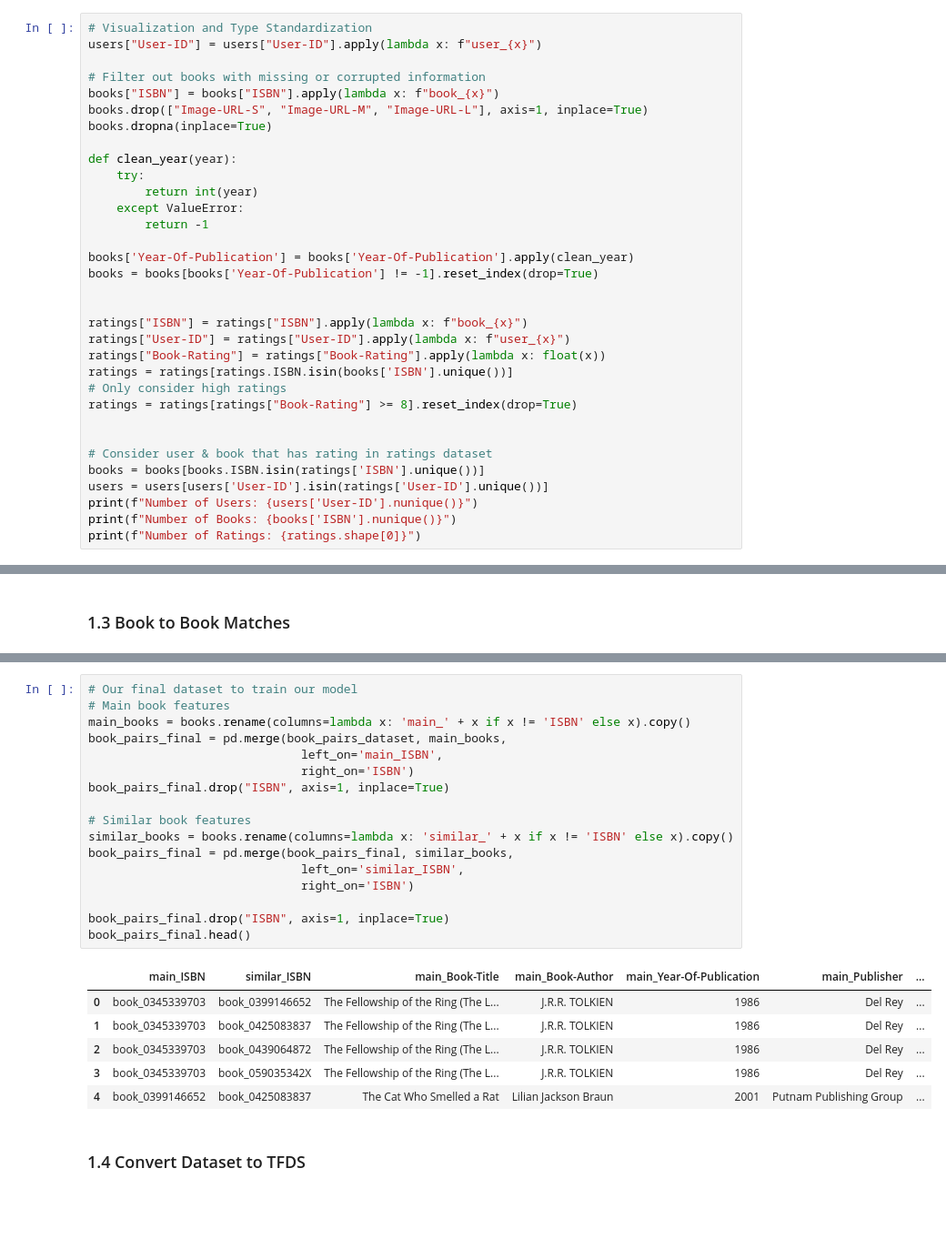
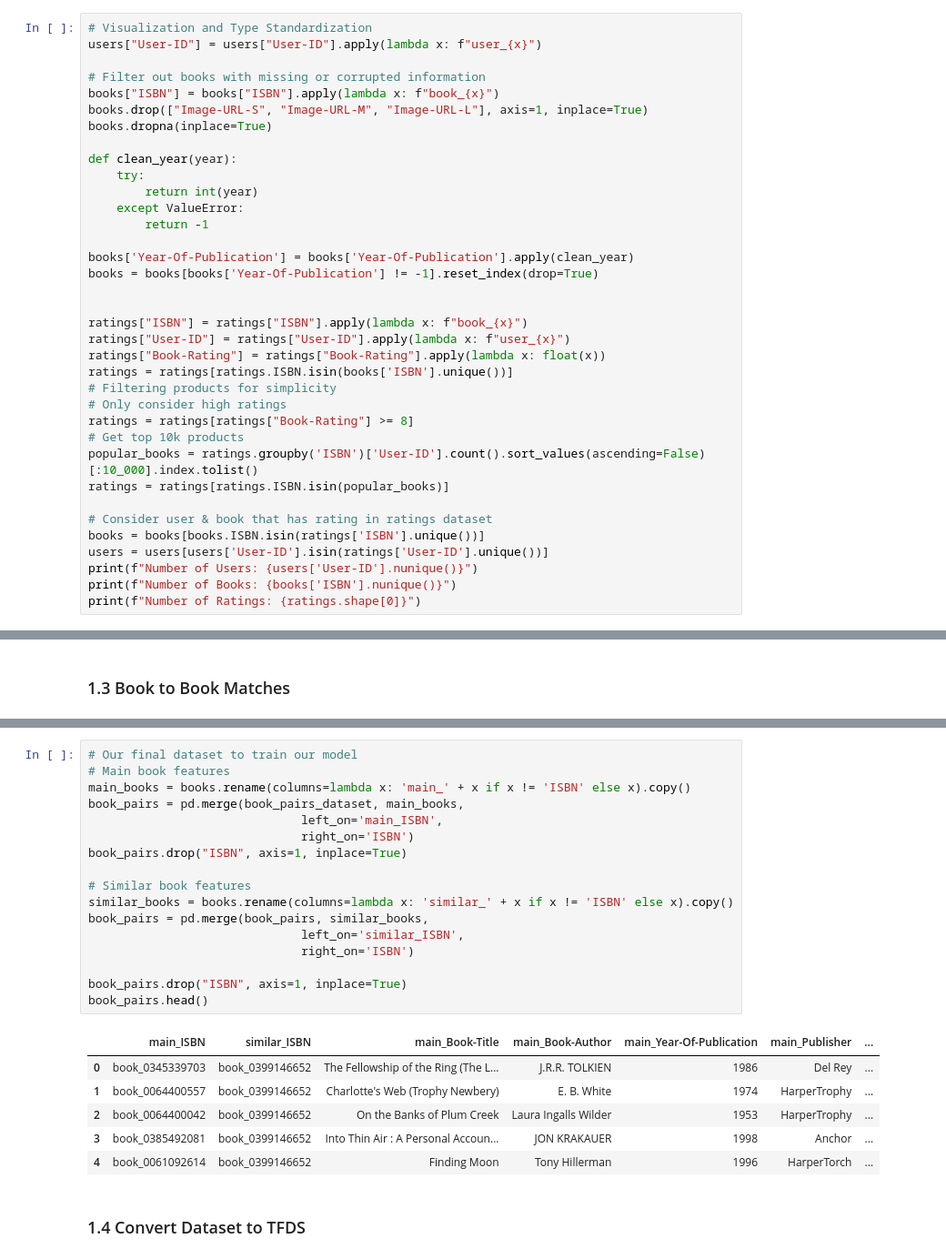
Before and after one commit to enisteper1/Discover-Books-with-Two-Towers, a Jupyter notebook: discover_books_with_two_towers.ipynb, the cells around one changed output, grey strips where cells are left out. Shown: that part at 91% size. Saved outputs shown, nothing was run; the diff lists cells and outputs as text; blank space fills up the shorter version.

```diff
--- a/discover_books_with_two_towers.ipynb
+++ b/discover_books_with_two_towers.ipynb
@@ -42,9 +53,12 @@ ratings["ISBN"] = ratings["ISBN"].apply(lambda x: f"book_{x}")
 ratings["User-ID"] = ratings["User-ID"].apply(lambda x: f"user_{x}")
 ratings["Book-Rating"] = ratings["Book-Rating"].apply(lambda x: float(x))
 ratings = ratings[ratings.ISBN.isin(books['ISBN'].unique())]
+# Filtering products for simplicity
 # Only consider high ratings
-ratings = ratings[ratings["Book-Rating"] >= 8].reset_index(drop=True)
-
+ratings = ratings[ratings["Book-Rating"] >= 8]
+# Get top 10k products
+popular_books = ratings.groupby('ISBN')['User-ID'].count().sort_values(ascending=False)[:10_000].index.tolist()
+ratings = ratings[ratings.ISBN.isin(popular_books)]
 
 # Consider user & book that has rating in ratings dataset
 books = books[books.ISBN.isin(ratings['ISBN'].unique())]
@@ -115,27 +129,27 @@ Number of Matches: 30467210
 # %%
 # Our final dataset to train our model
 # Main book features
 main_books = books.rename(columns=lambda x: 'main_' + x if x != 'ISBN' else x).copy()
-book_pairs_final = pd.merge(book_pairs_dataset, main_books,
+book_pairs = pd.merge(book_pairs_dataset, main_books,
                               left_on='main_ISBN',
                               right_on='ISBN')
-book_pairs_final.drop("ISBN", axis=1, inplace=True)
+book_pairs.drop("ISBN", axis=1, inplace=True)
 
 # Similar book features
 similar_books = books.rename(columns=lambda x: 'similar_' + x if x != 'ISBN' else x).copy()
-book_pairs_final = pd.merge(book_pairs_final, similar_books,
+book_pairs = pd.merge(book_pairs, similar_books,
                               left_on='similar_ISBN',
                               right_on='ISBN')
 
-book_pairs_final.drop("ISBN", axis=1, inplace=True)
-book_pairs_final.head()
+book_pairs.drop("ISBN", axis=1, inplace=True)
+book_pairs.head()
 # %% [output]
 |  | main_ISBN | similar_ISBN | main_Book-Title | main_Book-Author | main_Year-Of-Publication | main_Publisher | ... |
 | 0 | book_0345339703 | book_0399146652 | The Fellowship of the Ring (The L... | J.R.R. TOLKIEN | 1986 | Del Rey | ... |
-| 1 | book_0345339703 | book_0425083837 | The Fellowship of the Ring (The L... | J.R.R. TOLKIEN | 1986 | Del Rey | ... |
-| 2 | book_0345339703 | book_0439064872 | The Fellowship of the Ring (The L... | J.R.R. TOLKIEN | 1986 | Del Rey | ... |
-| 3 | book_0345339703 | book_059035342X | The Fellowship of the Ring (The L... | J.R.R. TOLKIEN | 1986 | Del Rey | ... |
-| 4 | book_0399146652 | book_0425083837 | The Cat Who Smelled a Rat | Lilian Jackson Braun | 2001 | Putnam Publishing Group | ... |
+| 1 | book_0064400557 | book_0399146652 | Charlotte's Web (Trophy Newbery) | E. B. White | 1974 | HarperTrophy | ... |
+| 2 | book_0064400042 | book_0399146652 | On the Banks of Plum Creek | Laura Ingalls Wilder | 1953 | HarperTrophy | ... |
+| 3 | book_0385492081 | book_0399146652 | Into Thin Air : A Personal Accoun... | JON KRAKAUER | 1998 | Anchor | ... |
+| 4 | book_0061092614 | book_0399146652 | Finding Moon | Tony Hillerman | 1996 | HarperTorch | ... |
 # %% [markdown]
 ### 1.4 Convert Dataset to TFDS
 # %%
```
Also changed, not shown: parts of 25 cells of this notebook.
